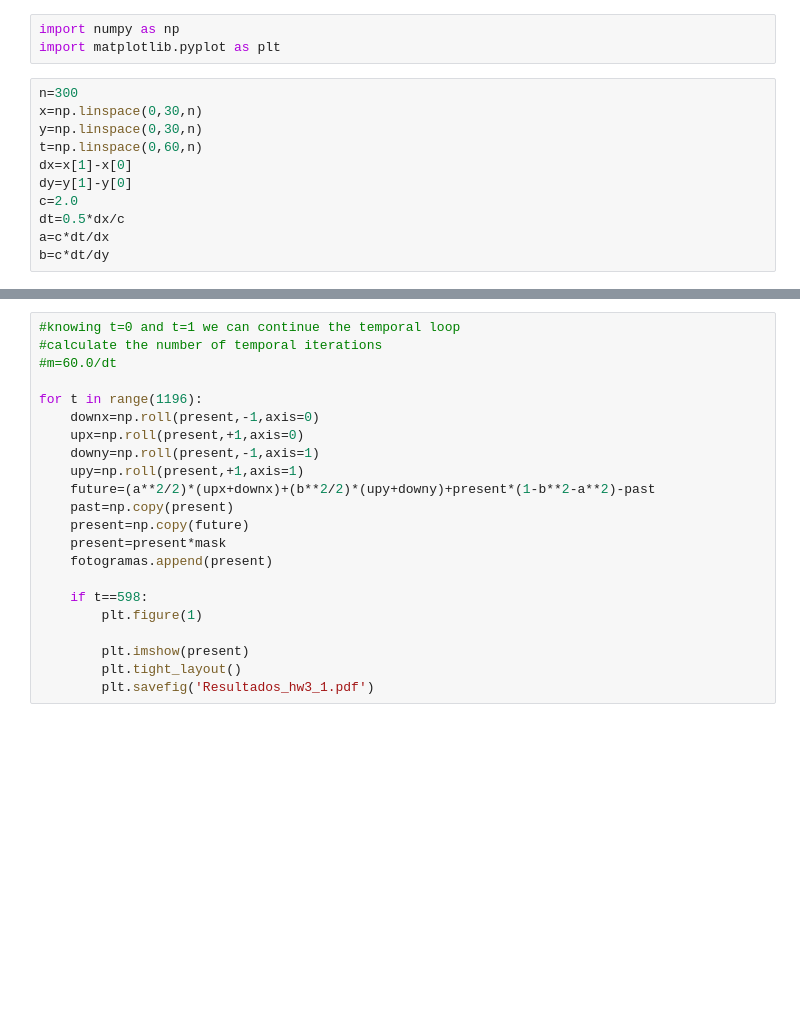
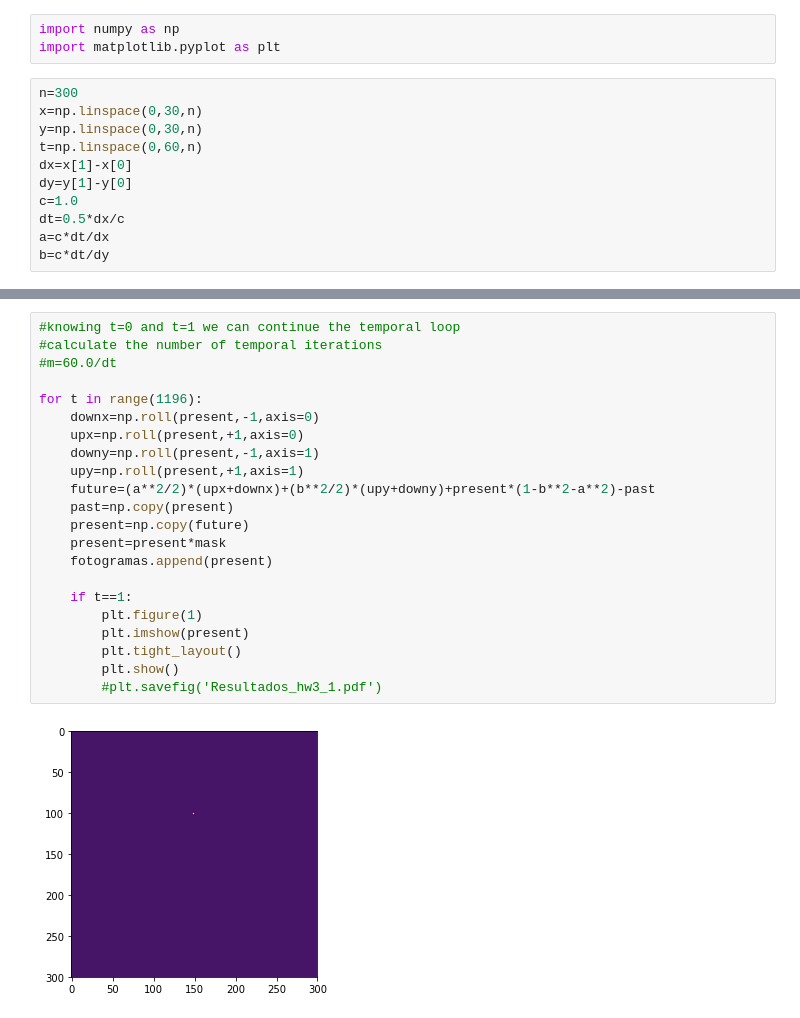
Before and after one commit to andtatts/ArdilaComputacionales201719, a Jupyter notebook: Homeworks/GustavoArdila_hw3/Punto1.ipynb, the cells around one changed output, grey strips where cells are left out. Drawn from its saved outputs; the diff is of its cells as text; blank space fills up the shorter version.

```diff
--- a/Homeworks/GustavoArdila_hw3/Punto1.ipynb
+++ b/Homeworks/GustavoArdila_hw3/Punto1.ipynb
@@ -8,7 +8,7 @@ y=np.linspace(0,30,n)
 t=np.linspace(0,60,n)
 dx=x[1]-x[0]
 dy=y[1]-y[0]
-c=2.0
+c=1.0
 dt=0.5*dx/c
 a=c*dt/dx
 b=c*dt/dy
@@ -73,23 +60,25 @@ plt.show()
 # %%
 #knowing t=0 and t=1 we can continue the temporal loop
 #calculate the number of temporal iterations
 #m=60.0/dt
 
 for t in range(1196):
     downx=np.roll(present,-1,axis=0)
     upx=np.roll(present,+1,axis=0)
     downy=np.roll(present,-1,axis=1)
     upy=np.roll(present,+1,axis=1)
     future=(a**2/2)*(upx+downx)+(b**2/2)*(upy+downy)+present*(1-b**2-a**2)-past
     past=np.copy(present)
     present=np.copy(future)
     present=present*mask
     fotogramas.append(present)
 
-    if t==598:
+    if t==1:
         plt.figure(1)
-
         plt.imshow(present)
         plt.tight_layout()
-        plt.savefig('Resultados_hw3_1.pdf')
+        plt.show()
+        #plt.savefig('Resultados_hw3_1.pdf')
+# %% [output]
+[figure, added]
 # %%
```
Also changed, not shown: parts of 4 cells of this notebook.
